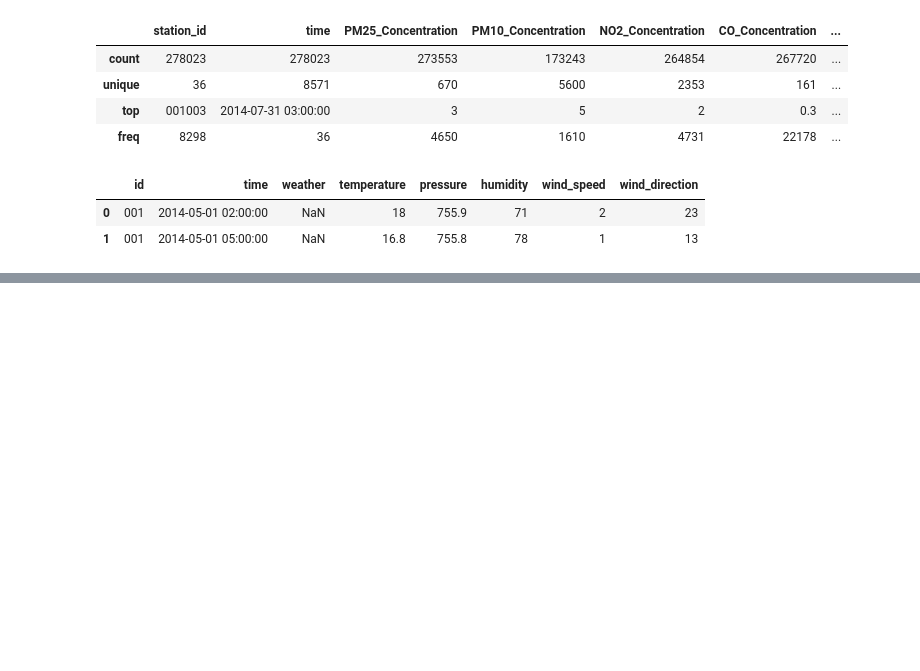
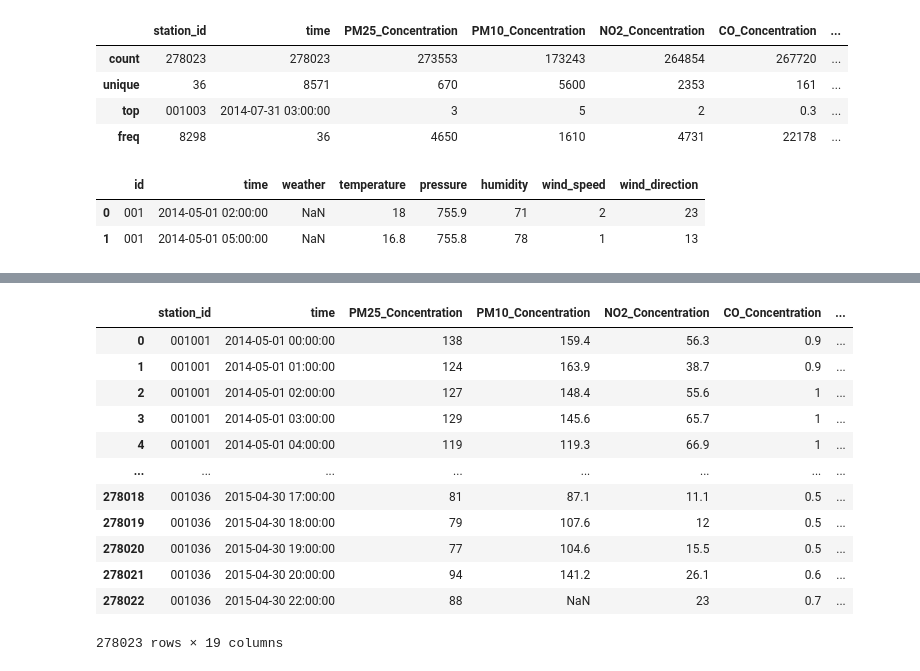
Before and after one commit to patel-zeel/AAAI22-old, a Jupyter notebook: preprocessing/combine_aq_met.ipynb, the cells around one changed output, grey strips where cells are left out. Saved outputs shown, nothing was run; the diff lists cells and outputs as text; code cells hidden in the pictures; blank space fills up the shorter version.

```diff
--- a/preprocessing/combine_aq_met.ipynb
+++ b/preprocessing/combine_aq_met.ipynb
@@ -96,0 +124,16 @@ Name: id, Length: 1898453, dtype: object
+# %%
+beijing_aq_plus_met
+# %% [output]
+|  | station_id | time | PM25_Concentration | PM10_Concentration | NO2_Concentration | CO_Concentration | ... |
+| 0 | 001001 | 2014-05-01 00:00:00 | 138 | 159.4 | 56.3 | 0.9 | ... |
+| 1 | 001001 | 2014-05-01 01:00:00 | 124 | 163.9 | 38.7 | 0.9 | ... |
+| 2 | 001001 | 2014-05-01 02:00:00 | 127 | 148.4 | 55.6 | 1 | ... |
+| 3 | 001001 | 2014-05-01 03:00:00 | 129 | 145.6 | 65.7 | 1 | ... |
+| 4 | 001001 | 2014-05-01 04:00:00 | 119 | 119.3 | 66.9 | 1 | ... |
+| ... | ... | ... | ... | ... | ... | ... | ... |
+| 278018 | 001036 | 2015-04-30 17:00:00 | 81 | 87.1 | 11.1 | 0.5 | ... |
+| 278019 | 001036 | 2015-04-30 18:00:00 | 79 | 107.6 | 12 | 0.5 | ... |
+| 278020 | 001036 | 2015-04-30 19:00:00 | 77 | 104.6 | 15.5 | 0.5 | ... |
+| 278021 | 001036 | 2015-04-30 20:00:00 | 94 | 141.2 | 26.1 | 0.6 | ... |
+| 278022 | 001036 | 2015-04-30 22:00:00 | 88 | NaN | 23 | 0.7 | ... |
+278023 rows × 19 columns
```
Also changed, not shown: parts of 7 cells of this notebook.
